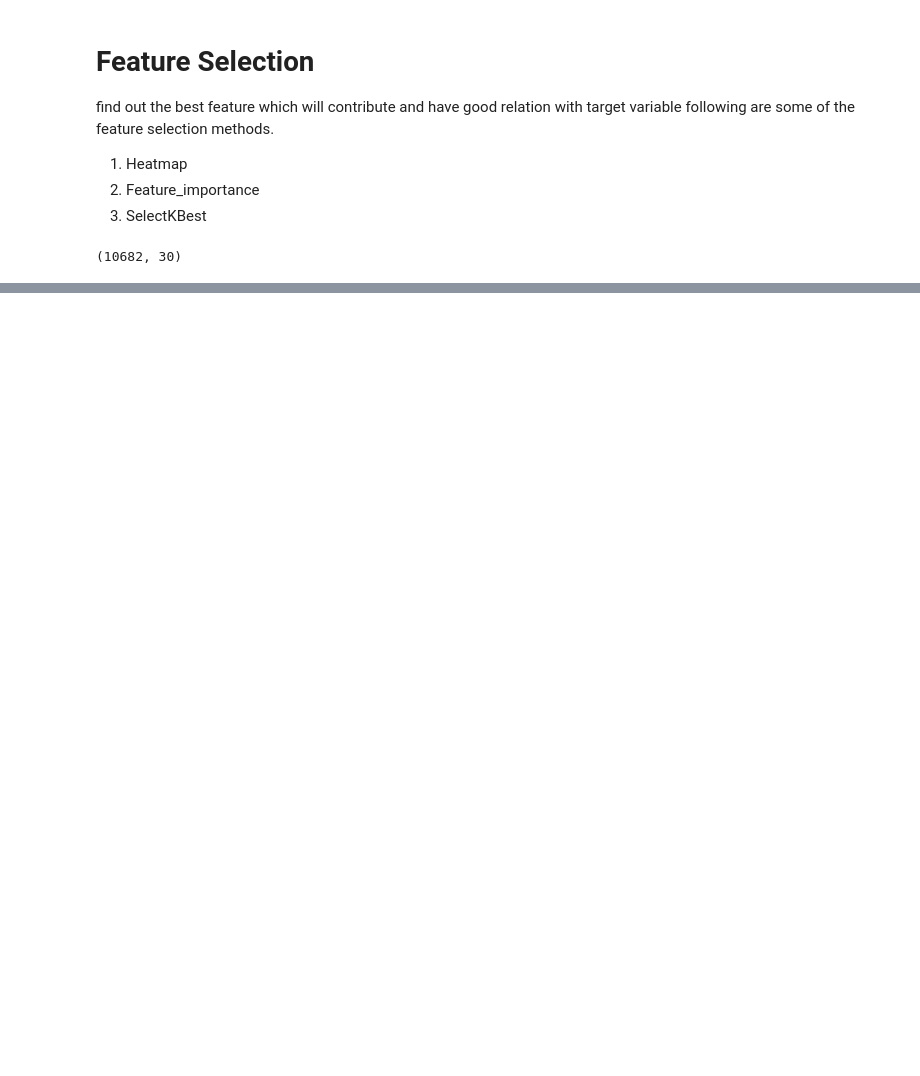
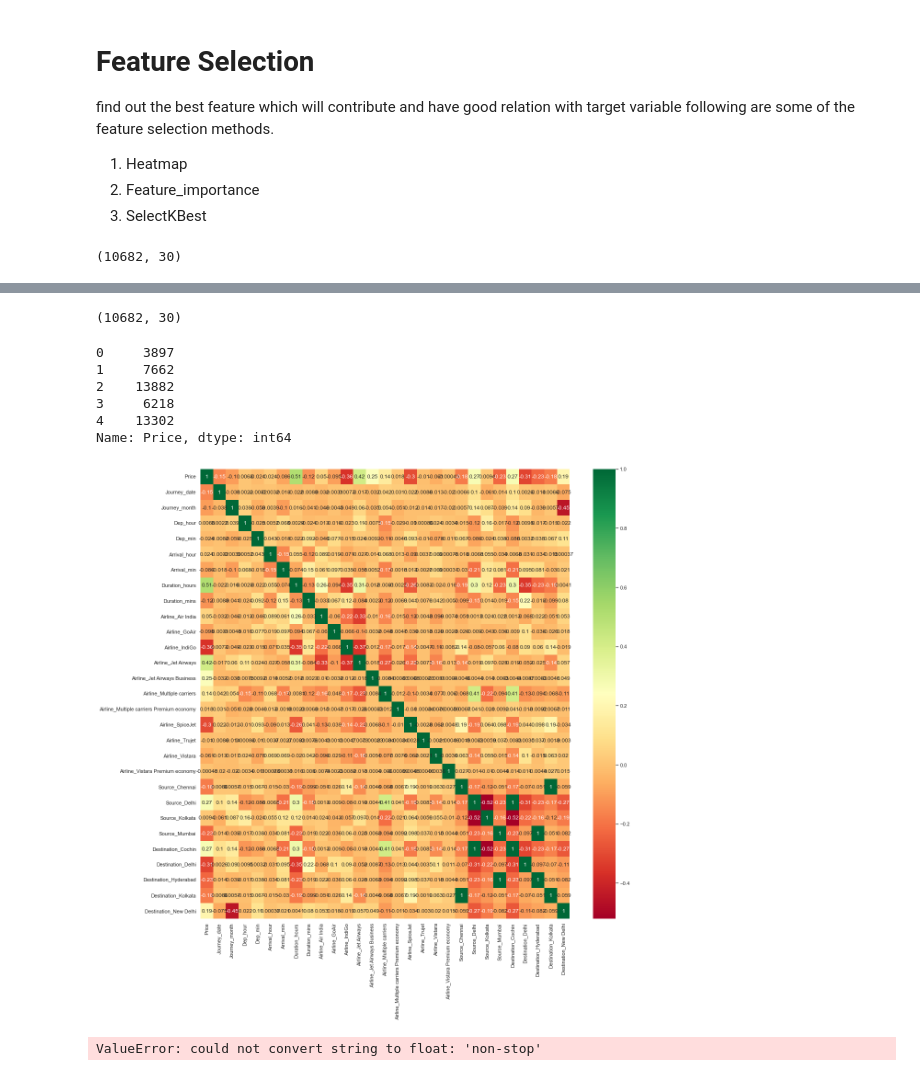
Before and after one commit to AKKUSAXENA/flight-Price-prediction, a Jupyter notebook: Flight_price_prediction_.ipynb, the cells around one changed output, grey strips where cells are left out. Cells and saved outputs as stored; diff of their text form; code cells hidden in the pictures; blank space fills up the shorter version.

```diff
--- a/Flight_price_prediction_.ipynb
+++ b/Flight_price_prediction_.ipynb
@@ -557,0 +616,33 @@ df_train.shape
+# %%
+X.shape
+# %% [output]
+(10682, 30)
+# %%
+# y is dependent feature
+
+y = df_train.iloc[:, 1]
+y.head()
+# %% [output]
+0     3897
+1     7662
+2    13882
+3     6218
+4    13302
+Name: Price, dtype: int64
+# %%
+# finds correlation between Independent and dependent Feature
+
+plt.figure(figsize = (18,18))
+sns.heatmap(df_train.corr(), annot = True, cmap = "RdYlGn")
+
+plt.show()
+# %% [output]
+[figure, added]
+# %%
+# Important features using ExtraTreesRegression
+
+from sklearn.ensemble import ExtraTreesRegressor
+selection = ExtraTreesRegressor()
+selection.fit(X,y)
+# %% [output]
+ValueError: could not convert string to float: 'non-stop'
```
Also changed, not shown: parts of 7 cells of this notebook.
